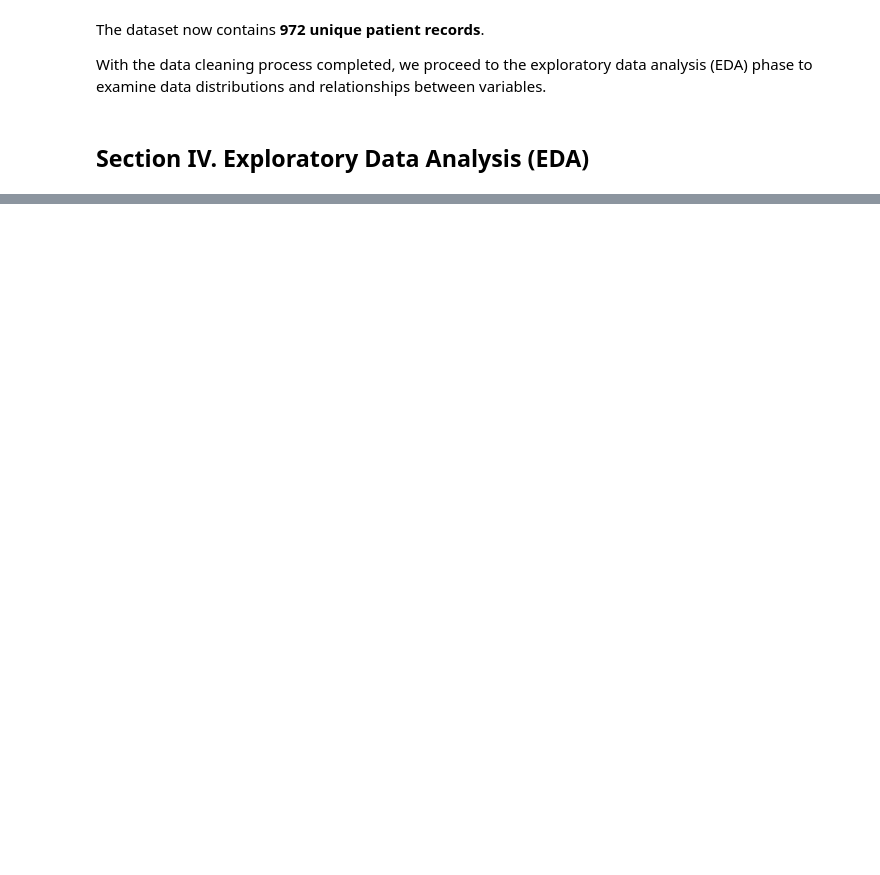
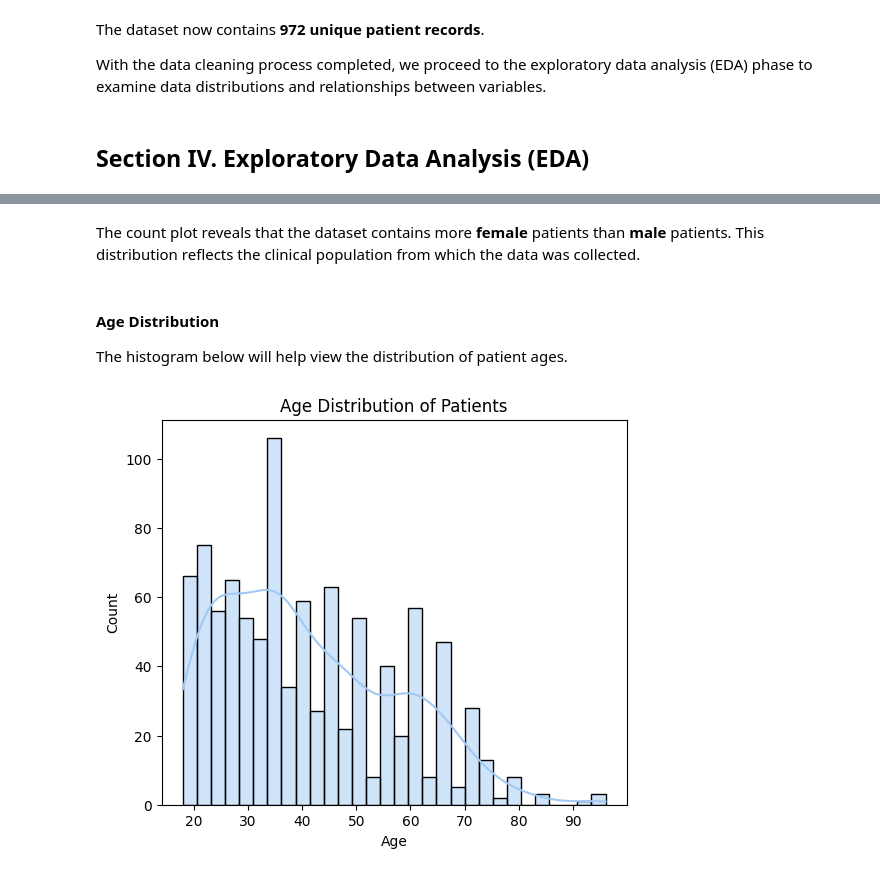
Before and after one commit to ntole24/stintsy_4CS, a Jupyter notebook: mco.ipynb, the cells around one changed output, grey strips where cells are left out. Cells and saved outputs as stored; diff of their text form; code cells hidden in the pictures; blank space fills up the shorter version.

```diff
--- a/mco.ipynb
+++ b/mco.ipynb
@@ -127,0 +379,16 @@ decision = anemia_df['decision']
+# %% [markdown]
+The count plot reveals that the dataset contains more **female** patients than **male** patients. This distribution reflects the clinical population from which the data was collected.
+# %% [markdown]
+#### Age Distribution
+The histogram below will help view the distribution of patient ages.
+# %%
+plt.figure(figsize=(6,5))
+
+sns.histplot(data=anemia_df, x='age', bins=30, kde=True)
+plt.title('Age Distribution of Patients')
+plt.xlabel('Age')
+plt.ylabel('Count')
+
+plt.show()
+# %% [output]
+[figure, added]
```
Also changed, not shown: parts of 75 cells of this notebook.
